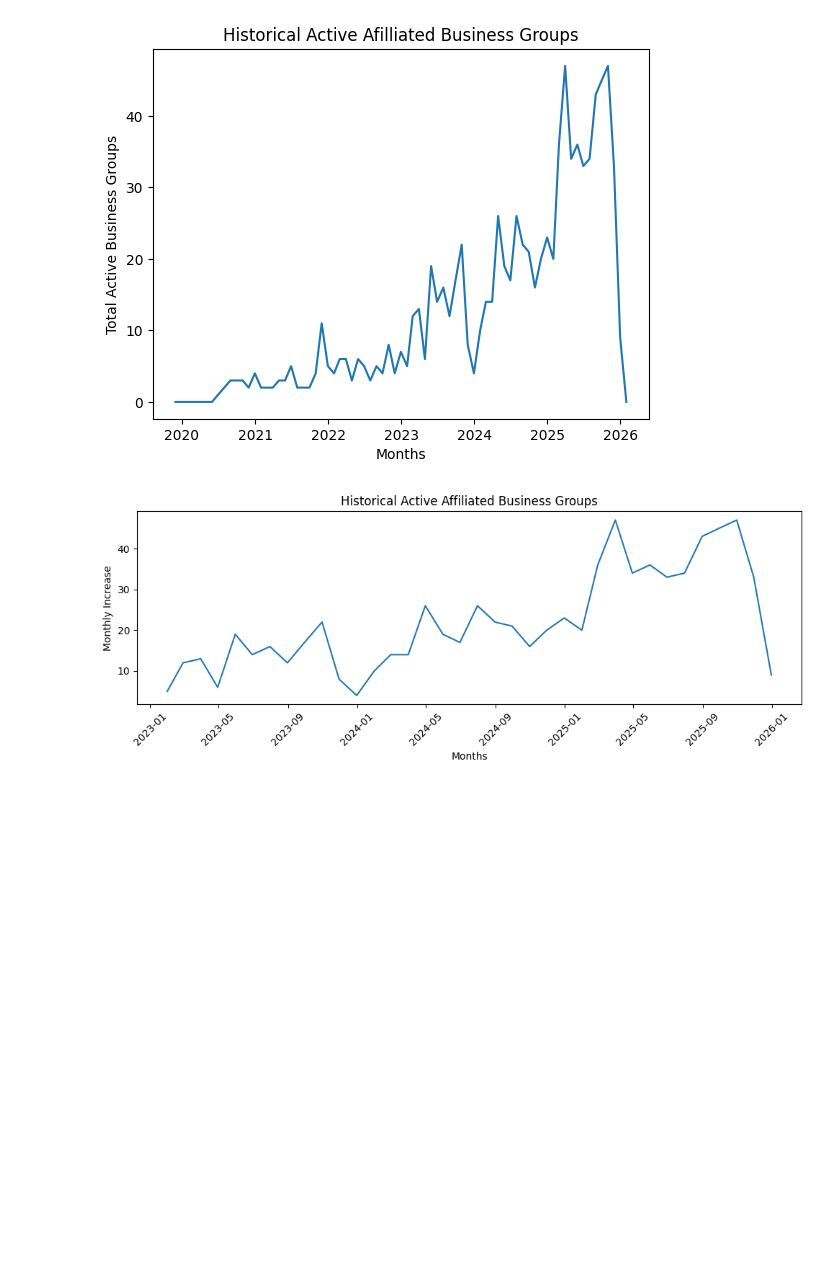
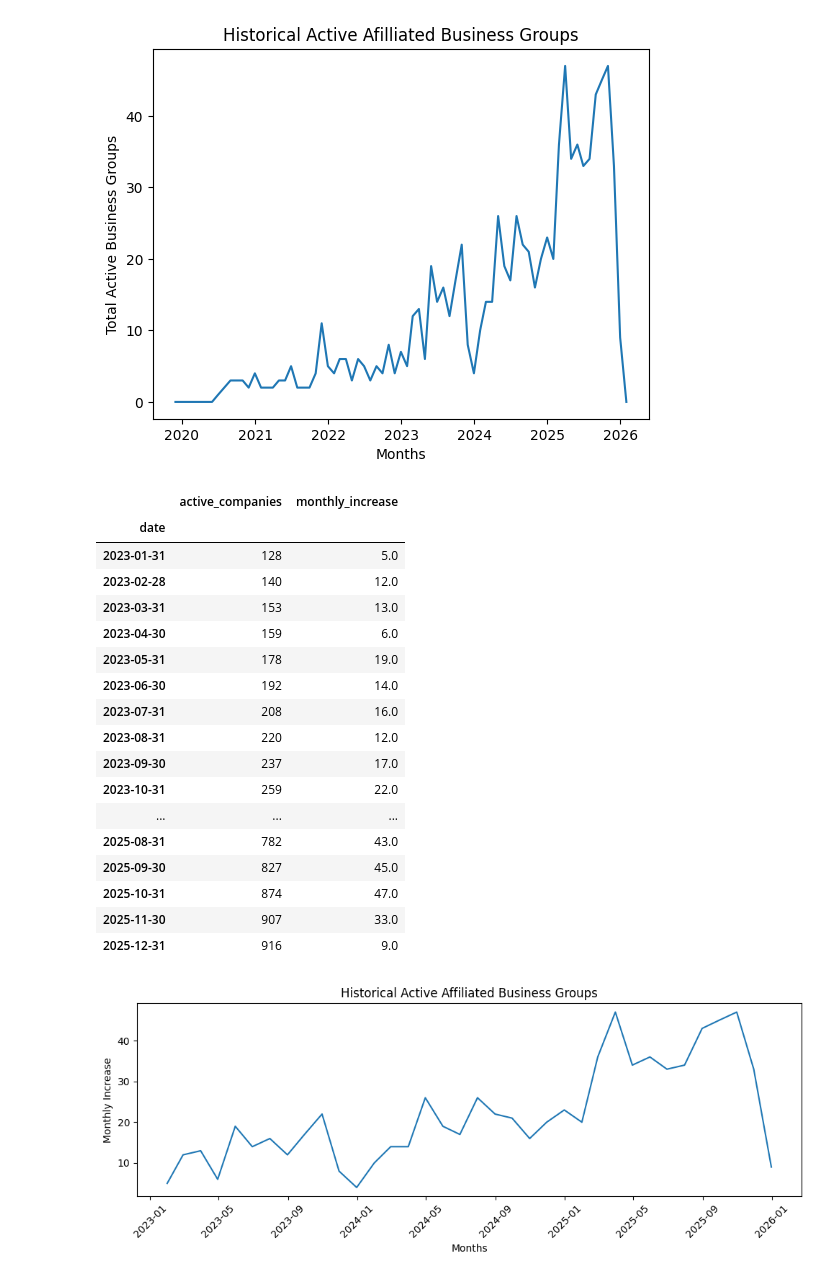
Before and after one commit to LinaMRuizG/Data-Analyst-Automation-Specialist-Test-Trial, a Jupyter notebook: solution.ipynb, the cells around one changed output. Saved outputs shown, nothing was run; the diff lists cells and outputs as text; code cells hidden in the pictures; blank space fills up the shorter version.

```diff
--- a/solution.ipynb
+++ b/solution.ipynb
@@ -1169,6 +1242,27 @@ temporal_series_last_3_y = temporal_series.loc[
     (temporal_series.index > "2022-12-31") &
     (temporal_series.index < "2026-01-01")
 ]
+# %%
+temporal_series_last_3_y
+# %% [output]
+|  | active_companies | monthly_increase |
+| date |  |  |
+| 2023-01-31 | 128 | 5.0 |
+| 2023-02-28 | 140 | 12.0 |
+| 2023-03-31 | 153 | 13.0 |
+| 2023-04-30 | 159 | 6.0 |
+| 2023-05-31 | 178 | 19.0 |
+| 2023-06-30 | 192 | 14.0 |
+| 2023-07-31 | 208 | 16.0 |
+| 2023-08-31 | 220 | 12.0 |
+| 2023-09-30 | 237 | 17.0 |
+| 2023-10-31 | 259 | 22.0 |
+| ... | ... | ... |
+| 2025-08-31 | 782 | 43.0 |
+| 2025-09-30 | 827 | 45.0 |
+| 2025-10-31 | 874 | 47.0 |
+| 2025-11-30 | 907 | 33.0 |
+| 2025-12-31 | 916 | 9.0 |
 # %%
 plt.figure(figsize=(10, 4))
 
```
Also changed, not shown: parts of 10 cells of this notebook.
